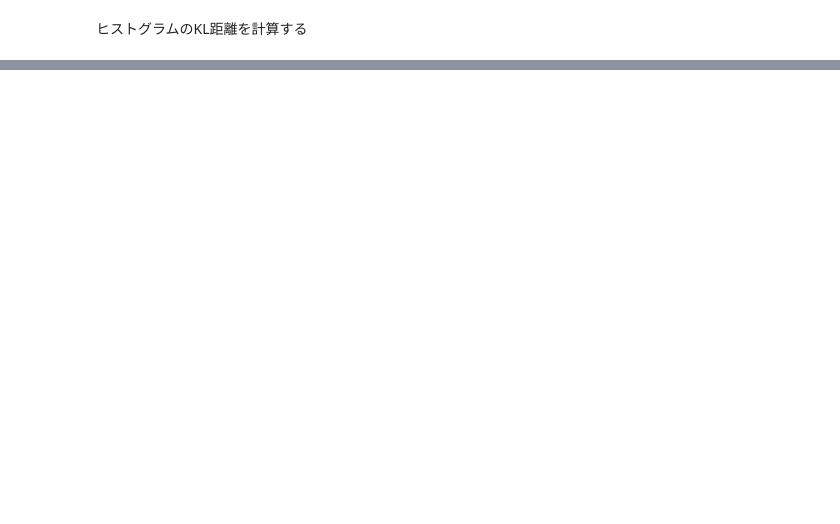
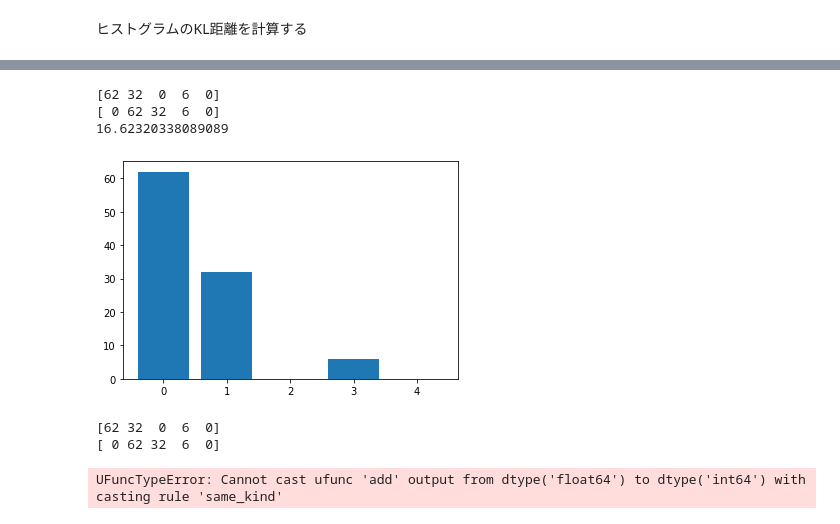
Before and after one commit to RyuAmakaze/SciRep, a Jupyter notebook: EXP0/KL_cossimPQ.ipynb, the cells around one changed output, grey strips where cells are left out. Cells and saved outputs as stored; diff of their text form; code cells hidden in the pictures; blank space fills up the shorter version.

```diff
--- a/EXP0/KL_cossimPQ.ipynb
+++ b/EXP0/KL_cossimPQ.ipynb
@@ -64,0 +123,34 @@ KL divergence: 0.005334797338831604
+# %%
+data = DayCombo_to_HistogramData(0, 2, 100)
+data2 = DayCombo_to_HistogramData(0, 3, 100)
+
+# ヒストグラムを計算
+histogram, _ = torch.histc(data, bins=5, range=(0,1))
+histogram2, _ = np.histc(data2, bins=5, range=(0,1))
+histogram2 = torch.array([0, 62, 32, 6, 0])
+
+print(histogram)
+print(histogram2)
+print(kl_divergence(histogram, histogram2))
+
+# ヒストグラムのプロット
+plt.bar(range(len(histogram)), histogram)
+plt.show()
+# %% [output]
+[62 32  0  6  0]
+[ 0 62 32  6  0]
+16.62320338089089
+[figure, added]
+# %%
+import scipy as sp
+import matplotlib.pyplot as plt
+import scipy.stats as stats
+print(histogram)
+print(histogram2)
+histogram += 0.0000001
+histogram2 += 0.0000001
+histogram.dot(sp.log(histogram/histogram2))
+# %% [output]
+[62 32  0  6  0]
+[ 0 62 32  6  0]
+UFuncTypeError: Cannot cast ufunc 'add' output from dtype('float64') to dtype('int64') with casting rule 'same_kind'
```
Also changed, not shown: parts of 3 cells of this notebook.
